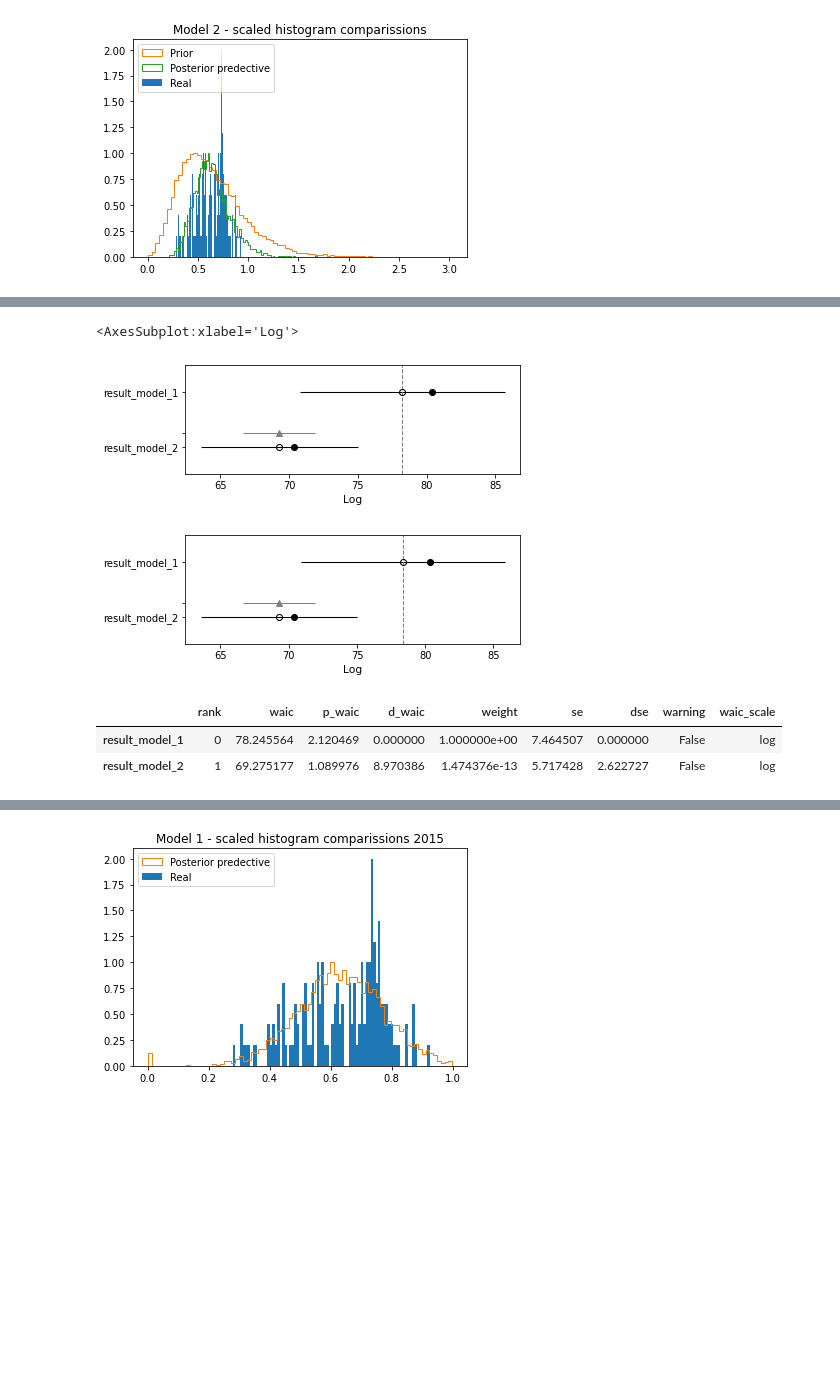
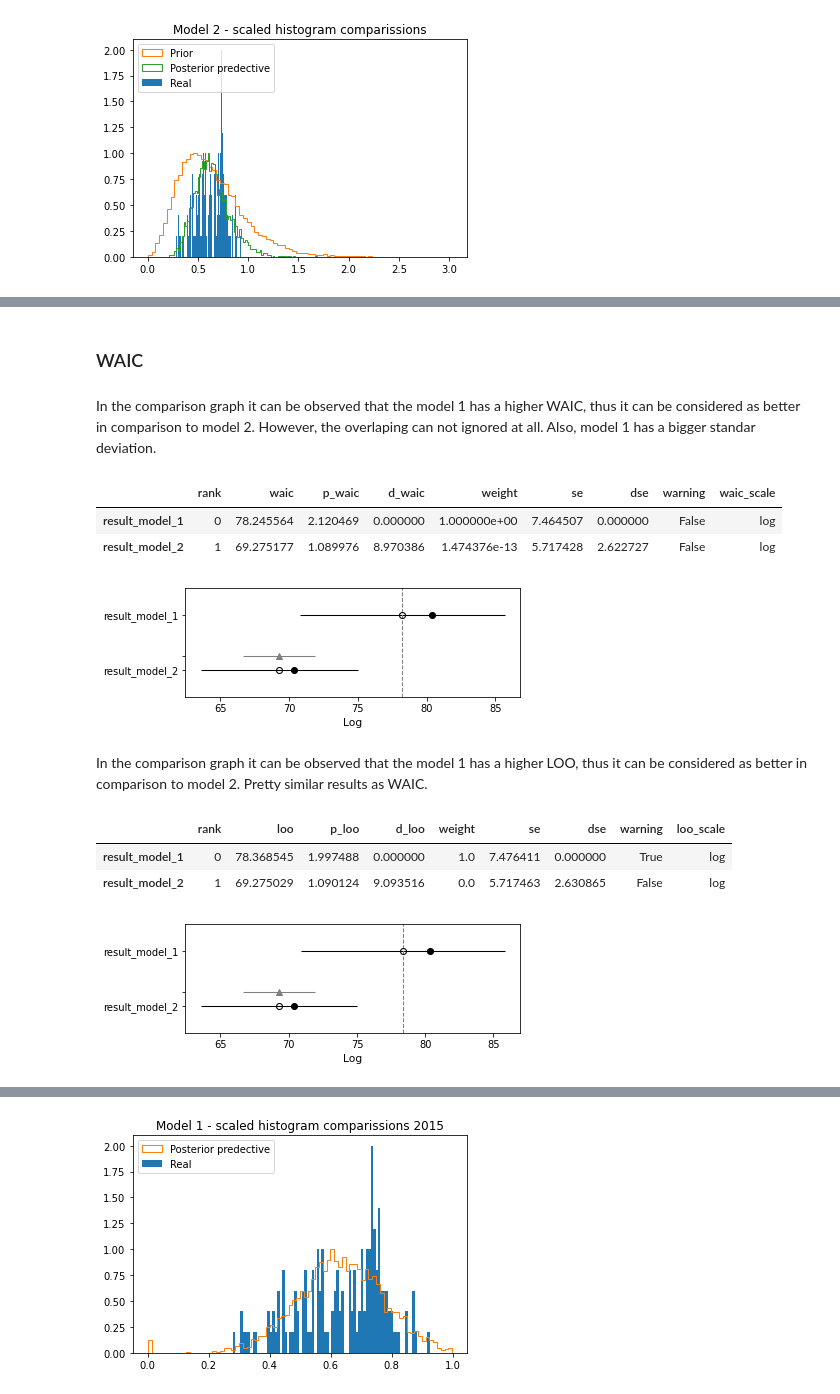
Before and after one commit to JhonVelasquez/DA_project, a Jupyter notebook: project_data_analytics.ipynb, the cells around one changed output, grey strips where cells are left out. Drawn from its saved outputs; the diff is of its cells as text; code cells hidden in the pictures; blank space fills up the shorter version.

```diff
--- a/project_data_analytics.ipynb
+++ b/project_data_analytics.ipynb
@@ -225,16 +346,24 @@ COMPARISSON - WAIC and LOO
+# %% [markdown]
+### WAIC
+# %% [markdown]
+In the comparison graph it can be observed that the model 1 has a  higher WAIC, thus it can be considered as better in comparison to model 2. However, the overlaping can not ignored at all. Also, model 1 has a bigger standar deviation.
 # %%
-results = {'result_model_1': fit_model_1,'result_model_2': fit_model_2}
 comparisson_waic_1 = az.compare(results, ic = 'waic')
 az.plot_compare(comparisson_waic_1)
-comparisson_loo_1 = az.compare(results, ic = 'loo')
-az.plot_compare(comparisson_loo_1)
+comparisson_waic_1
 # %% [output]
-<AxesSubplot:xlabel='Log'>
+|  | rank | waic | p_waic | d_waic | weight | se | dse | warning | waic_scale |
+| result_model_1 | 0 | 78.245564 | 2.120469 | 0.000000 | 1.000000e+00 | 7.464507 | 0.000000 | False | log |
+| result_model_2 | 1 | 69.275177 | 1.089976 | 8.970386 | 1.474376e-13 | 5.717428 | 2.622727 | False | log |
 [figure]
-[figure, removed]
-# %%
-comparisson_waic_1
-# %% [output]
-|  | rank | waic | p_waic | d_waic | weight | se | dse | warning | waic_scale |
-| result_model_1 | 0 | 78.245564 | 2.120469 | 0.000000 | 1.000000e+00 | 7.464507 | 0.000000 | False | log |
-| result_model_2 | 1 | 69.275177 | 1.089976 | 8.970386 | 1.474376e-13 | 5.717428 | 2.622727 | False | log |
+# %% [markdown]
+In the comparison graph it can be observed that the model 1 has a  higher LOO, thus it can be considered as better in comparison to model 2. Pretty similar results as WAIC.
+# %%
+comparisson_loo_1 = az.compare(results, ic = 'loo')
+az.plot_compare(comparisson_loo_1)
+comparisson_loo_1
+# %% [output]
+|  | rank | loo | p_loo | d_loo | weight | se | dse | warning | loo_scale |
+| result_model_1 | 0 | 78.368545 | 1.997488 | 0.000000 | 1.0 | 7.476411 | 0.000000 | True | log |
+| result_model_2 | 1 | 69.275029 | 1.090124 | 9.093516 | 0.0 | 5.717463 | 2.630865 | False | log |
+[figure, added]
```
Also changed, not shown: parts of 38 cells of this notebook, 3 other files.
